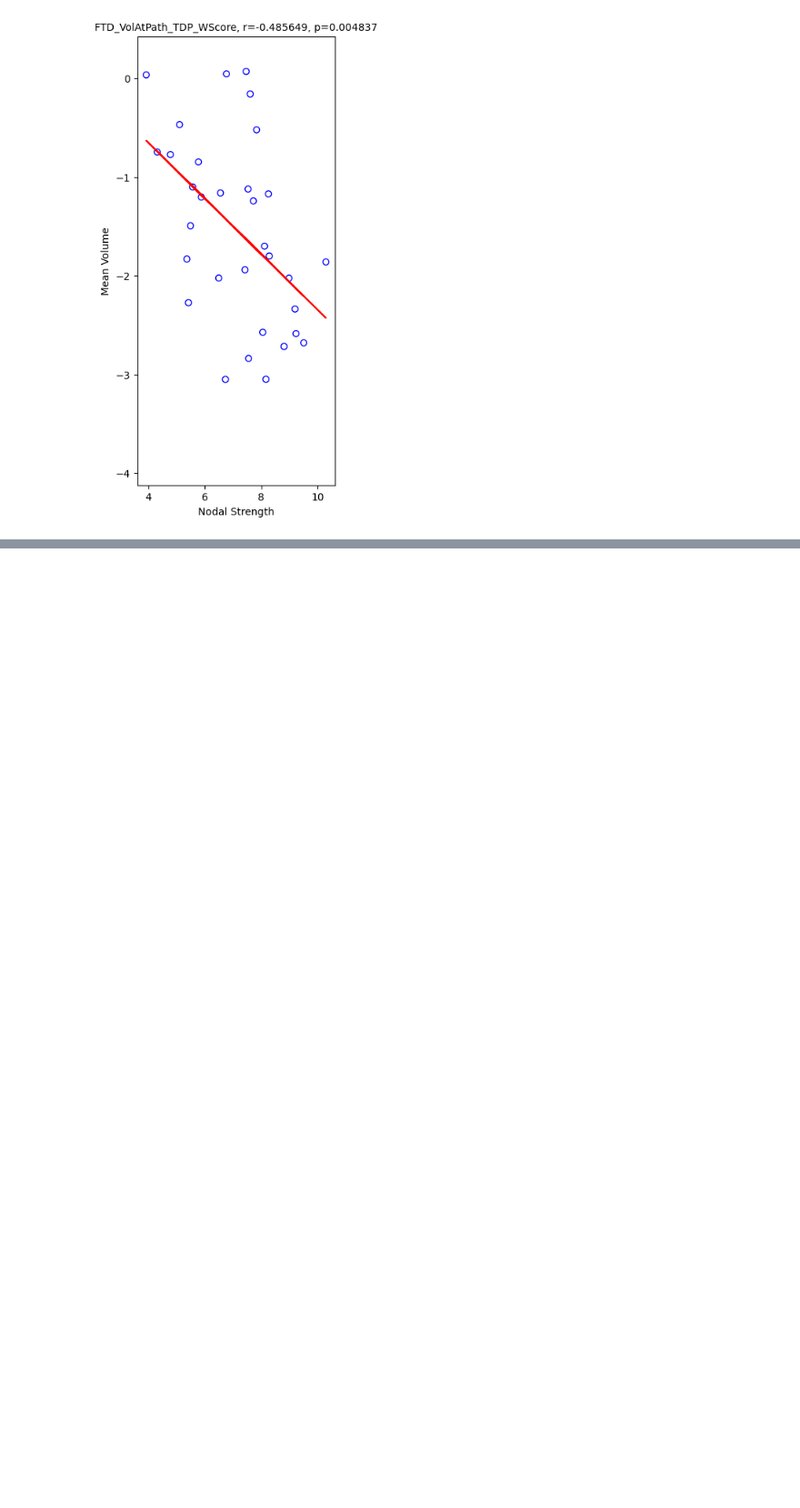
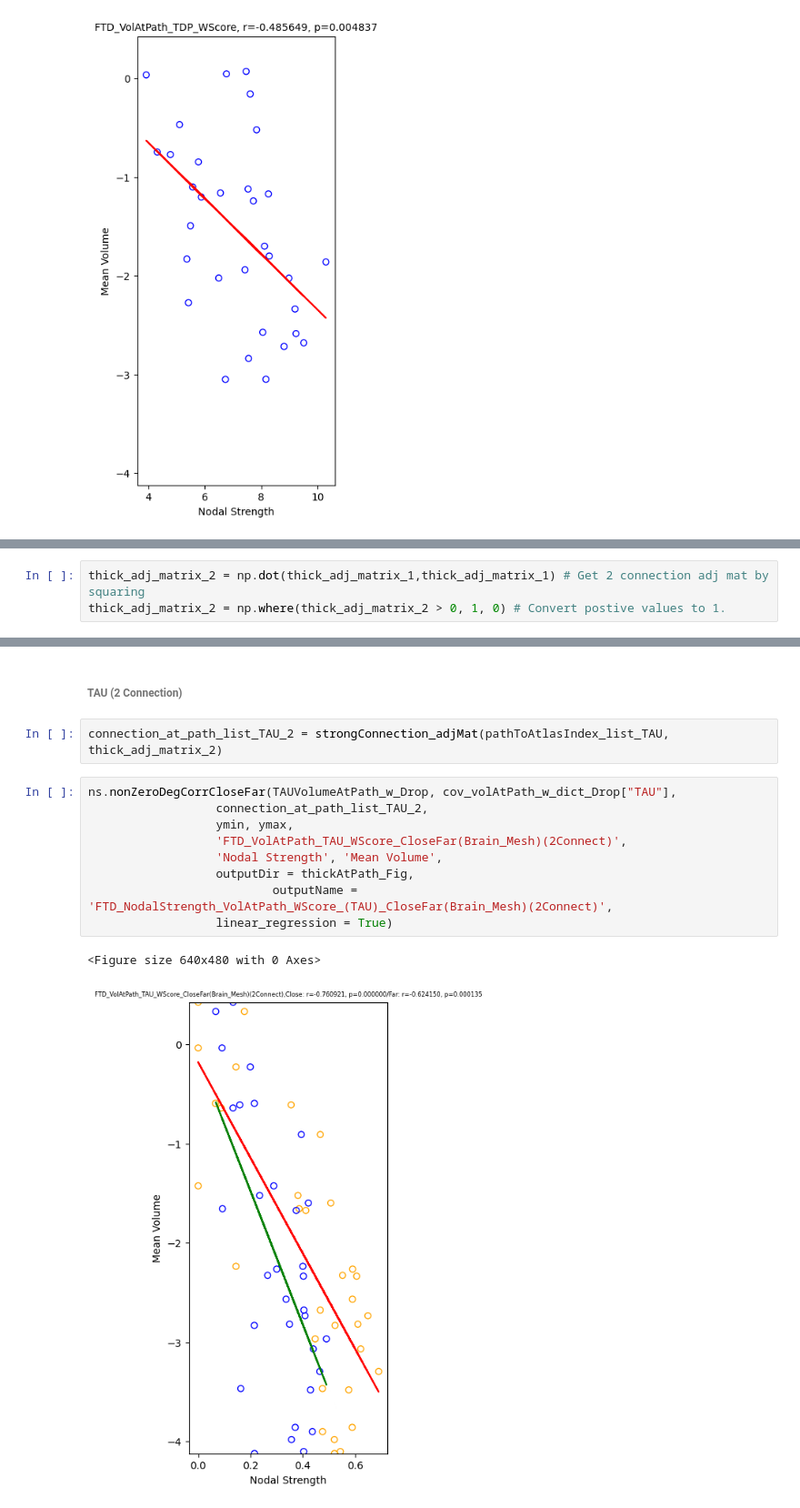
Before and after one commit to dontminchenit/mBIN, a Jupyter notebook: FTD_JupyterNotebook/Thickness_At_Pathology_Analysis/[6] Nodal Strength (Thickness or Volume) vs Mean (Thickness or Volume) At Pathology.ipynb, the cells around one changed output, grey strips where cells are left out. Shown at 91% size. Saved outputs shown, nothing was run; the diff lists cells and outputs as text; blank space fills up the shorter version.

```diff
--- a/FTD_JupyterNotebook/Thickness_At_Pathology_Analysis/[6] Nodal Strength (Thickness or Volume) vs Mean (Thickness or Volume) At Pathology.ipynb
+++ b/FTD_JupyterNotebook/Thickness_At_Pathology_Analysis/[6] Nodal Strength (Thickness or Volume) vs Mean (Thickness or Volume) At Pathology.ipynb
@@ -423,0 +530,3 @@ ns.nonZeroDegCorr(TDPVolumeAtPath_w_Drop, cov_volAtPath_w_dict_Drop["TDP"], ymin
+# %%
+thick_adj_matrix_2 = np.dot(thick_adj_matrix_1,thick_adj_matrix_1) # Get 2 connection adj mat by squaring
+thick_adj_matrix_2 = np.where(thick_adj_matrix_2 > 0, 1, 0) # Convert postive values to 1.
@@ -423,0 +670,16 @@ ns.nonZeroDegCorr(TDPVolumeAtPath_w_Drop, cov_volAtPath_w_dict_Drop["TDP"], ymin
+# %% [markdown]
+###### TAU (2 Connection)
+# %%
+connection_at_path_list_TAU_2 = strongConnection_adjMat(pathToAtlasIndex_list_TAU, thick_adj_matrix_2)
+# %%
+ns.nonZeroDegCorrCloseFar(TAUVolumeAtPath_w_Drop, cov_volAtPath_w_dict_Drop["TAU"],
+                  connection_at_path_list_TAU_2,
+                  ymin, ymax,
+                  'FTD_VolAtPath_TAU_WScore_CloseFar(Brain_Mesh)(2Connect)',
+                  'Nodal Strength', 'Mean Volume',
+                  outputDir = thickAtPath_Fig,
+                          outputName = 'FTD_NodalStrength_VolAtPath_WScore_(TAU)_CloseFar(Brain_Mesh)(2Connect)',
+                  linear_regression = True)
+# %% [output]
+<Figure size 640x480 with 0 Axes>
+[figure, added]
```
Also changed, not shown: parts of 76 cells of this notebook, 20 other files.
